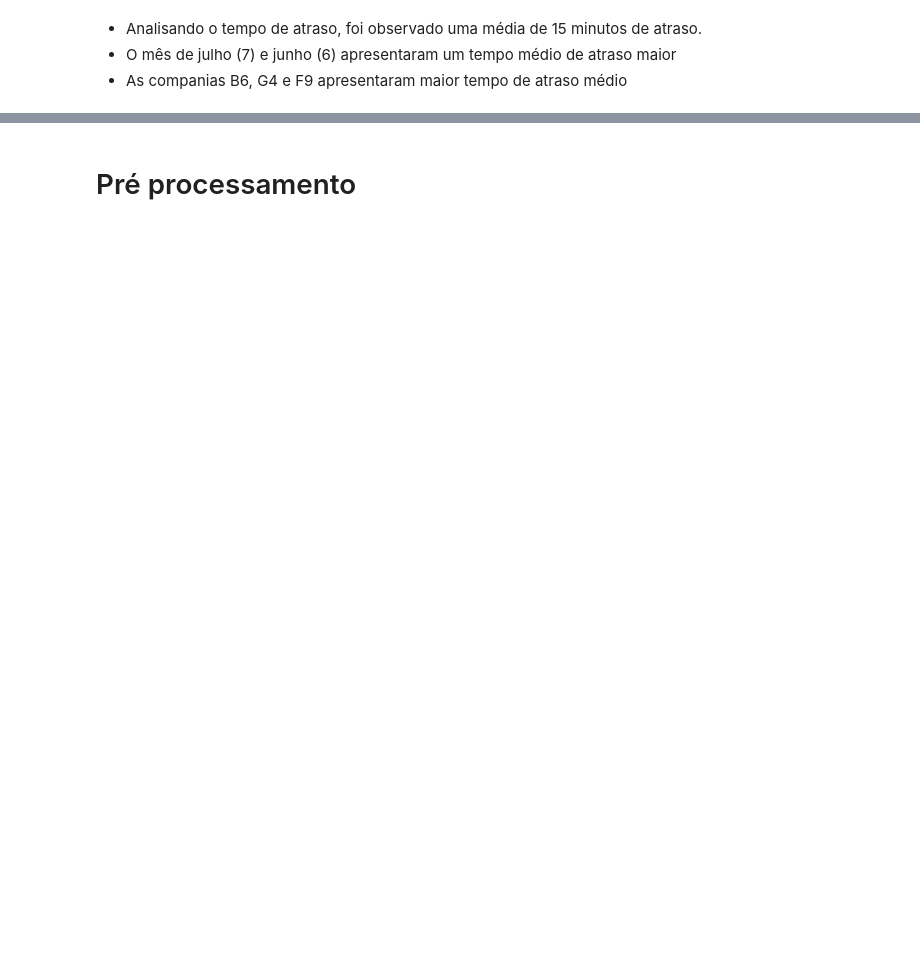
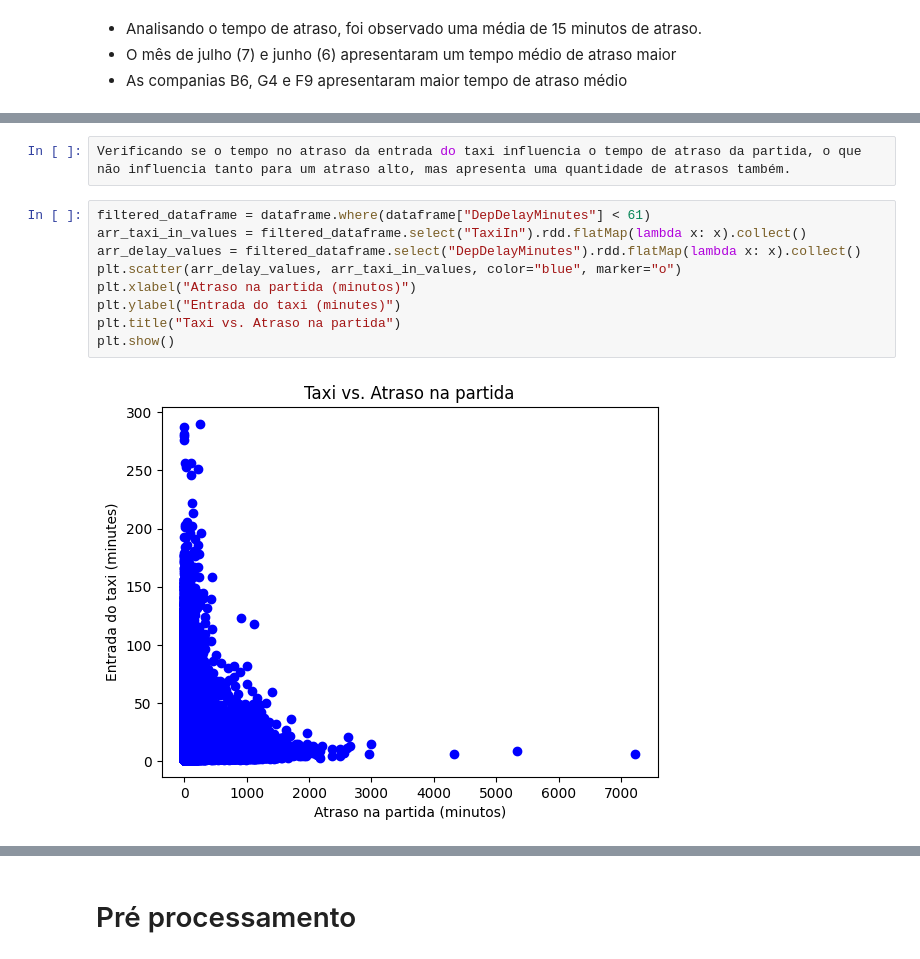
Before and after one commit to RodrigoRVSN/ac2-spark-big-data, a Jupyter notebook: user_data/ac2.ipynb, the cells around one changed output, grey strips where cells are left out. Drawn from its saved outputs; the diff is of its cells as text; blank space fills up the shorter version.

```diff
--- a/user_data/ac2.ipynb
+++ b/user_data/ac2.ipynb
@@ -325,3 +321,16 @@ delay_by_day.show()
 |        6| 17.33519092649646|
 |        7| 17.26704135159071|
 +---------+------------------+
+# %%
+Verificando se o tempo no atraso da entrada do taxi influencia o tempo de atraso da partida, o que não influencia tanto para um atraso alto, mas apresenta uma quantidade de atrasos também.
+# %%
+filtered_dataframe = dataframe.where(dataframe["DepDelayMinutes"] < 61)
+arr_taxi_in_values = filtered_dataframe.select("TaxiIn").rdd.flatMap(lambda x: x).collect()
+arr_delay_values = filtered_dataframe.select("DepDelayMinutes").rdd.flatMap(lambda x: x).collect()
+plt.scatter(arr_delay_values, arr_taxi_in_values, color="blue", marker="o")
+plt.xlabel("Atraso na partida (minutos)")
+plt.ylabel("Entrada do taxi (minutes)")
+plt.title("Taxi vs. Atraso na partida")
+plt.show()
+# %% [output]
+[figure, added]
```
Also changed, not shown: parts of 20 cells of this notebook, 1 other file.
